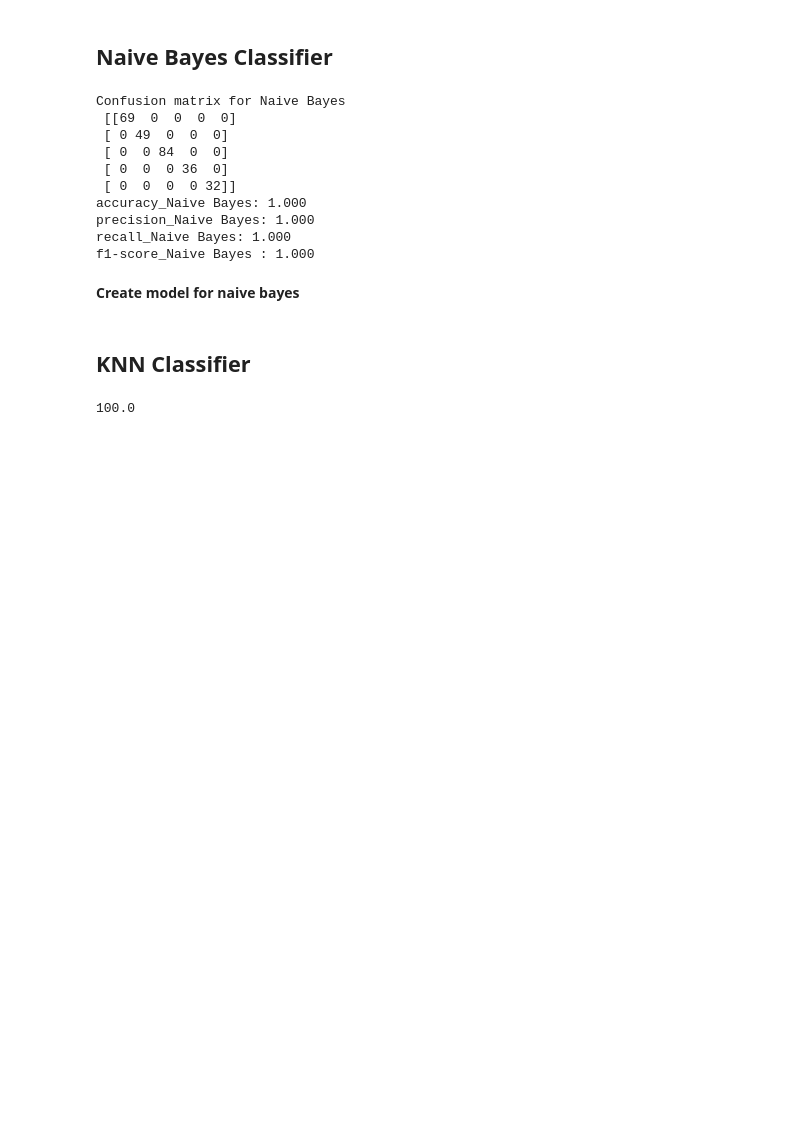
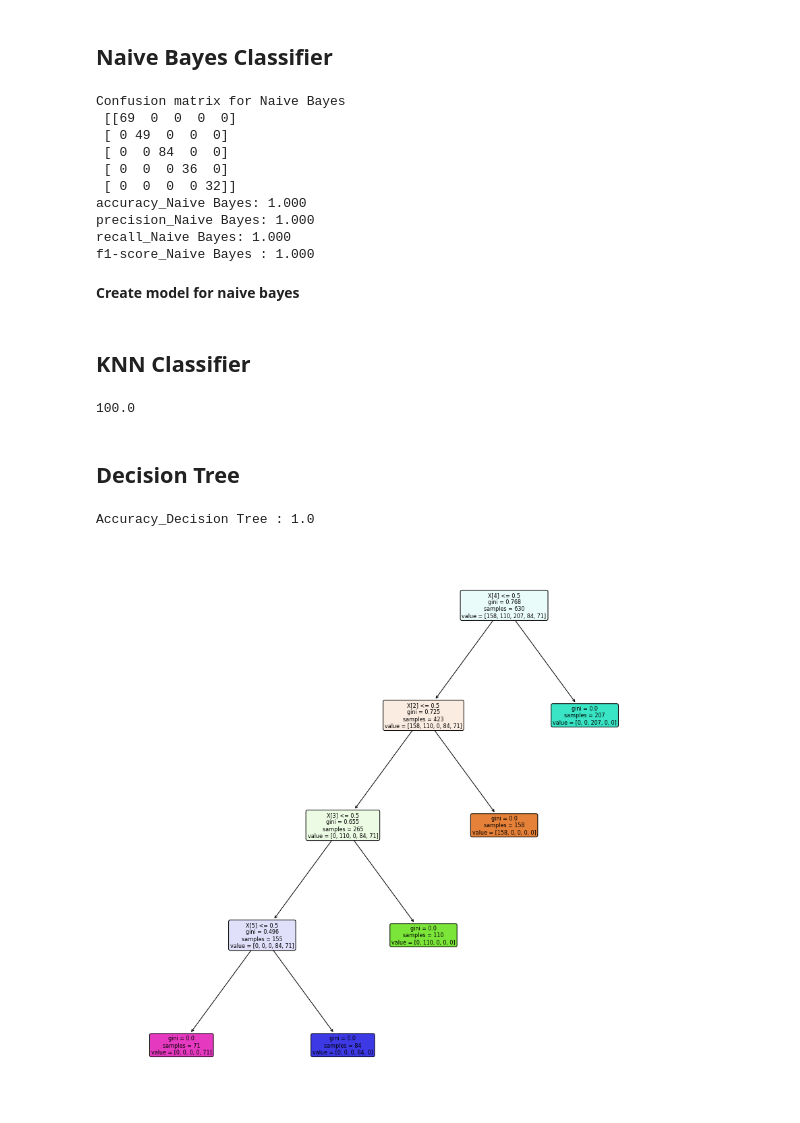
Before and after one commit to Irja-Multazamy/datamining, a Jupyter notebook: _sources/Tugas7.ipynb, the cells around one changed output. Saved outputs shown, nothing was run; the diff lists cells and outputs as text; code cells hidden in the pictures; blank space fills up the shorter version.

```diff
--- a/_sources/Tugas7.ipynb
+++ b/_sources/Tugas7.ipynb
@@ -255,3 +255,5 @@ acc_knn = round(neigh.score(X_train, y_train) * 100, 2)
 print(acc_knn)
 # %% [output]
 100.0
+# %% [markdown]
+## Decision Tree
@@ -257,0 +265,23 @@ print(acc_knn)
+# %%
+# Menghitung akurasi dengan menggunakan gini indek
+clf = tree.DecisionTreeClassifier(criterion="gini")
+clf = clf.fit(X_train,y_train)
+
+y_pred = clf.predict(X_test)
+# %%
+print("Accuracy_Decision Tree :",metrics.accuracy_score(y_test,y_pred))
+# %% [output]
+Accuracy_Decision Tree : 1.0
+# %%
+# gambar bentuk decision tree
+
+plt.figure(figsize=(15,15))
+#create the tree plot
+a = tree.plot_tree(clf,
+                   rounded = True,
+                   filled = True,
+                   fontsize=8)
+#show the plot
+plt.show()
+# %% [output]
+[figure, added]
```
Also changed, not shown: parts of 3 cells of this notebook, 24 other files.
